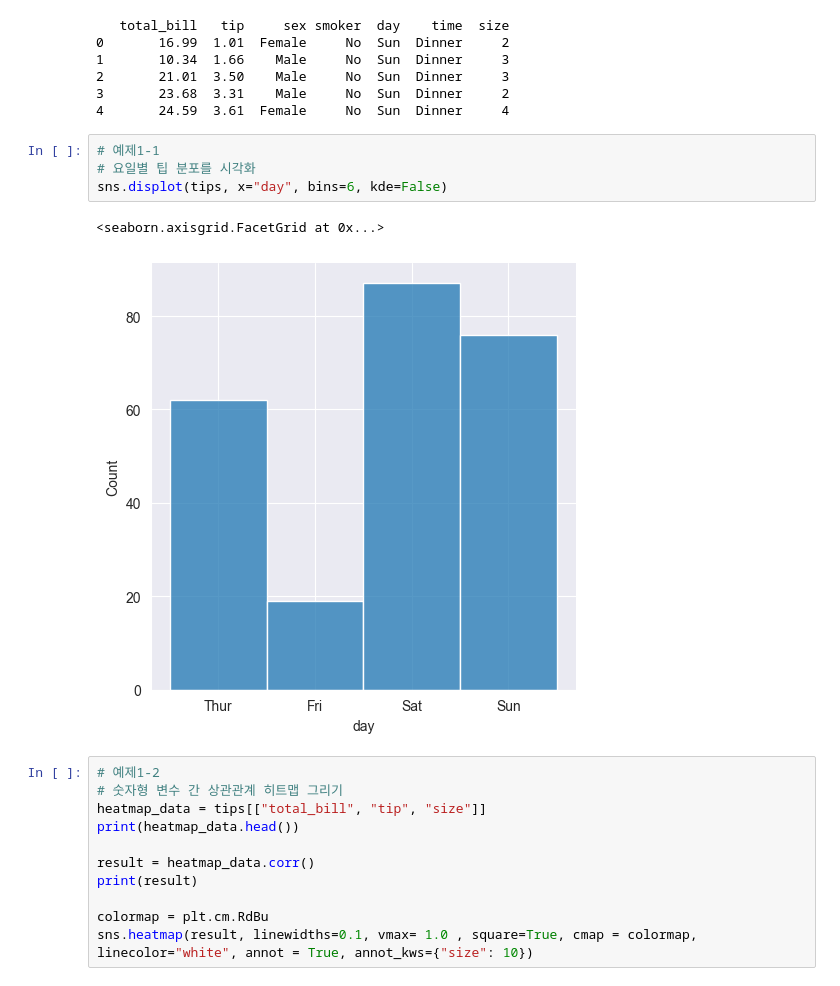
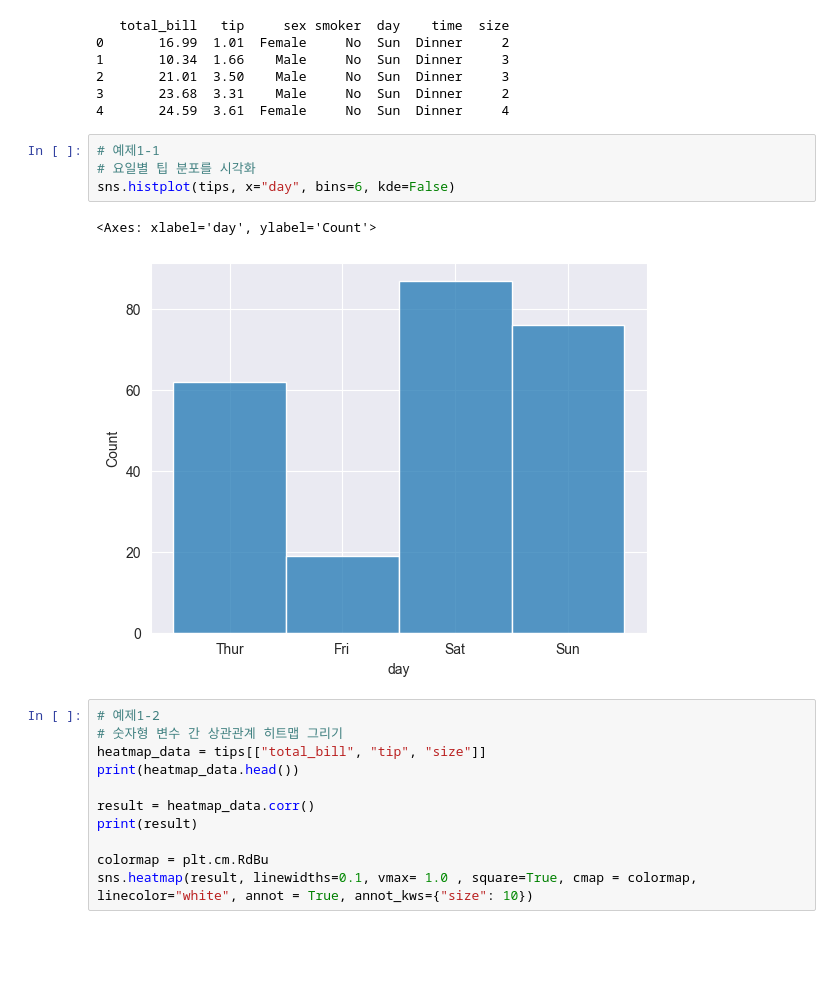
Before and after one commit to Ihan0316/Bigdata_Visualization_my, a Jupyter notebook: ch1-통계분석/mini1.ipynb, the cells around one changed output. Cells and saved outputs as stored; diff of their text form; blank space fills up the shorter version.

```diff
--- a/ch1-통계분석/mini1.ipynb
+++ b/ch1-통계분석/mini1.ipynb
@@ -16,10 +16,10 @@ tips.to_csv("./tips.csv", index=False)
 # %%
 # 예제1-1
 # 요일별 팁 분포를 시각화
-sns.displot(tips, x="day", bins=6, kde=False)
+sns.histplot(tips, x="day", bins=6, kde=False)
 # %% [output]
-<seaborn.axisgrid.FacetGrid at 0x...>
+<Axes: xlabel='day', ylabel='Count'>
-[figure, old version]
+[figure, new version]
 # %%
 # 예제1-2
 # 숫자형 변수 간 상관관계 히트맵 그리기
```
Also changed, not shown: parts of 1 cell of this notebook, 1 other file.
